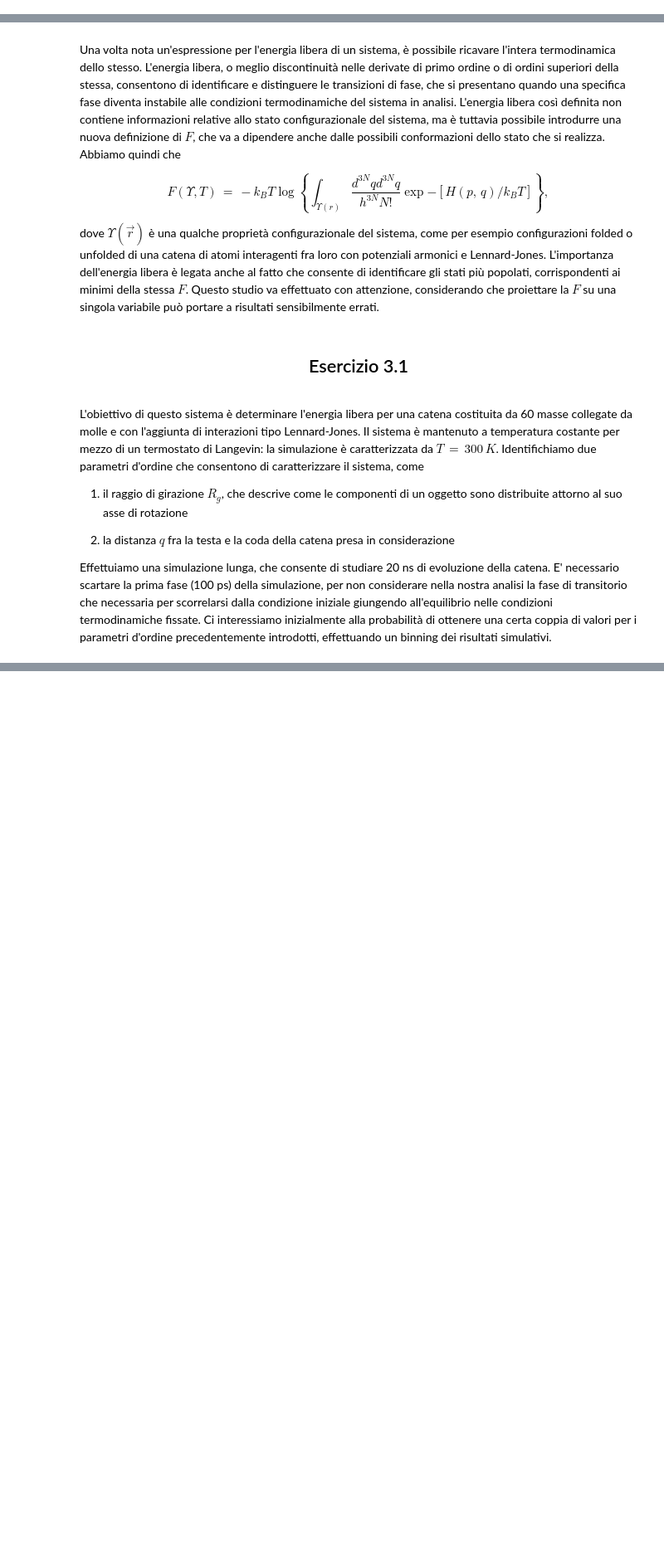
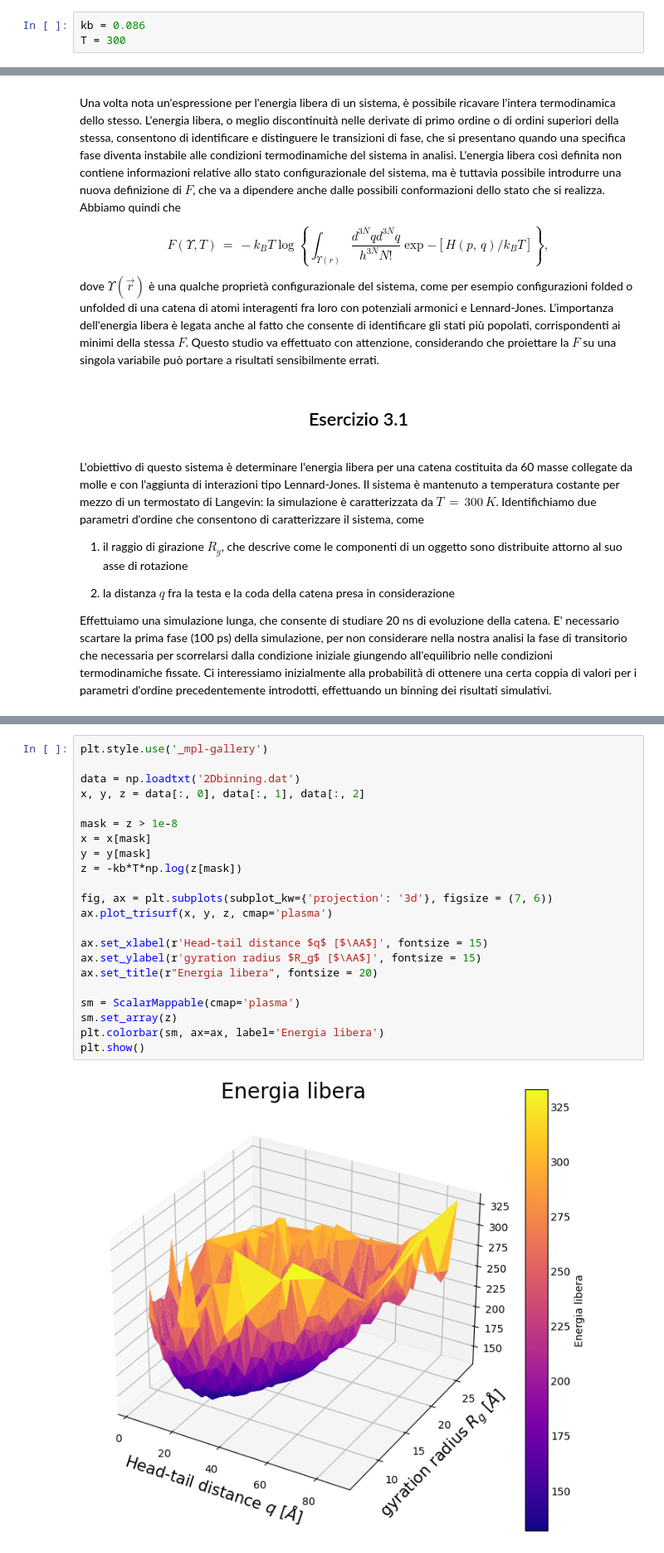
Before and after one commit to Negrini085/Simulazione-di-Materia-Condensata, a Jupyter notebook: md.8/esercitazione8.ipynb, the cells around one changed output, grey strips where cells are left out. Shown at 83% size. Cells and saved outputs as stored; diff of their text form; blank space fills up the shorter version.

Commit message:
Aggiunto calcolo dell'energia libera

```diff
--- a/md.8/esercitazione8.ipynb
+++ b/md.8/esercitazione8.ipynb
@@ -19,6 +19,9 @@ from mpl_toolkits.mplot3d import Axes3D
 from matplotlib.cm import ScalarMappable
 
 from scipy.stats import norm
+# %%
+kb = 0.086
+T = 300
 # %% [markdown]
 <center>
 
@@ -99,0 +110,24 @@ plt.show()
+# %%
+plt.style.use('_mpl-gallery')
+
+data = np.loadtxt('2Dbinning.dat')
+x, y, z = data[:, 0], data[:, 1], data[:, 2]
+
+mask = z > 1e-8
+x = x[mask]
+y = y[mask]
+z = -kb*T*np.log(z[mask])
+
+fig, ax = plt.subplots(subplot_kw={'projection': '3d'}, figsize = (7, 6))
+ax.plot_trisurf(x, y, z, cmap='plasma')
+
+ax.set_xlabel(r'Head-tail distance $q$ [$\AA$]', fontsize = 15)
+ax.set_ylabel(r'gyration radius $R_g$ [$\AA$]', fontsize = 15)
+ax.set_title(r"Energia libera", fontsize = 20)
+
+sm = ScalarMappable(cmap='plasma')
+sm.set_array(z)
+plt.colorbar(sm, ax=ax, label='Energia libera')
+plt.show()
+# %% [output]
+[figure, added]
```
Also changed, not shown: parts of 5 cells of this notebook.
